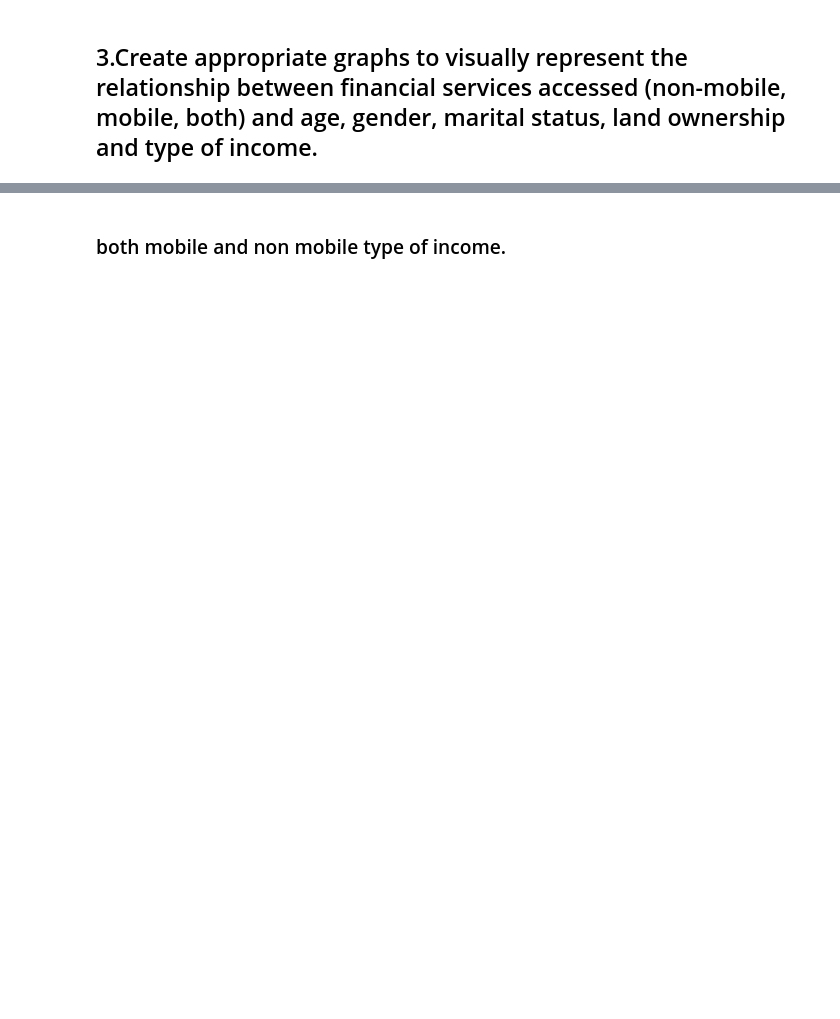
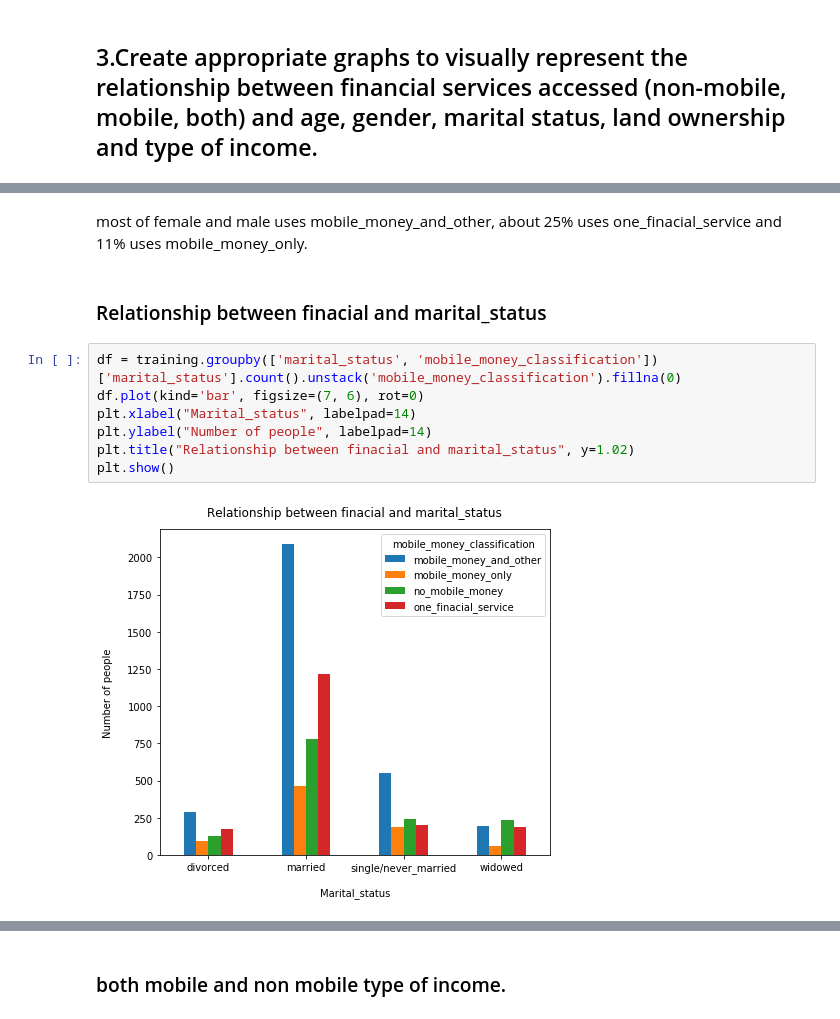
Before and after one commit to ntokozomfene/financial_services, a Jupyter notebook: mobile_money_Tanzania.ipynb, the cells around one changed output, grey strips where cells are left out. Cells and saved outputs as stored; diff of their text form; blank space fills up the shorter version.

```diff
--- a/mobile_money_Tanzania.ipynb
+++ b/mobile_money_Tanzania.ipynb
@@ -137,0 +120,13 @@ plt.show()
+# %% [markdown]
+most of female and male uses mobile_money_and_other, about 25% uses one_finacial_service and 11% uses mobile_money_only.
+# %% [markdown]
+### Relationship between finacial and marital_status
+# %%
+df = training.groupby(['marital_status', 'mobile_money_classification'])['marital_status'].count().unstack('mobile_money_classification').fillna(0)
+df.plot(kind='bar', figsize=(7, 6), rot=0)
+plt.xlabel("Marital_status", labelpad=14)
+plt.ylabel("Number of people", labelpad=14)
+plt.title("Relationship between finacial and marital_status", y=1.02)
+plt.show()
+# %% [output]
+[figure, added]
```
Also changed, not shown: parts of 53 cells of this notebook.
